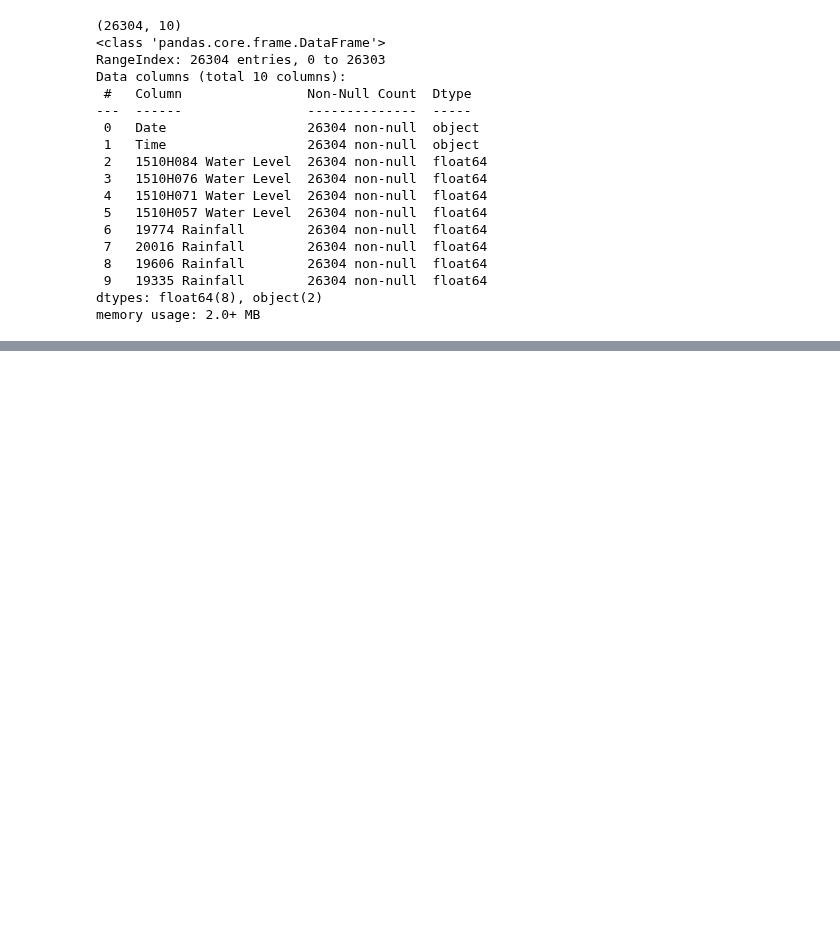
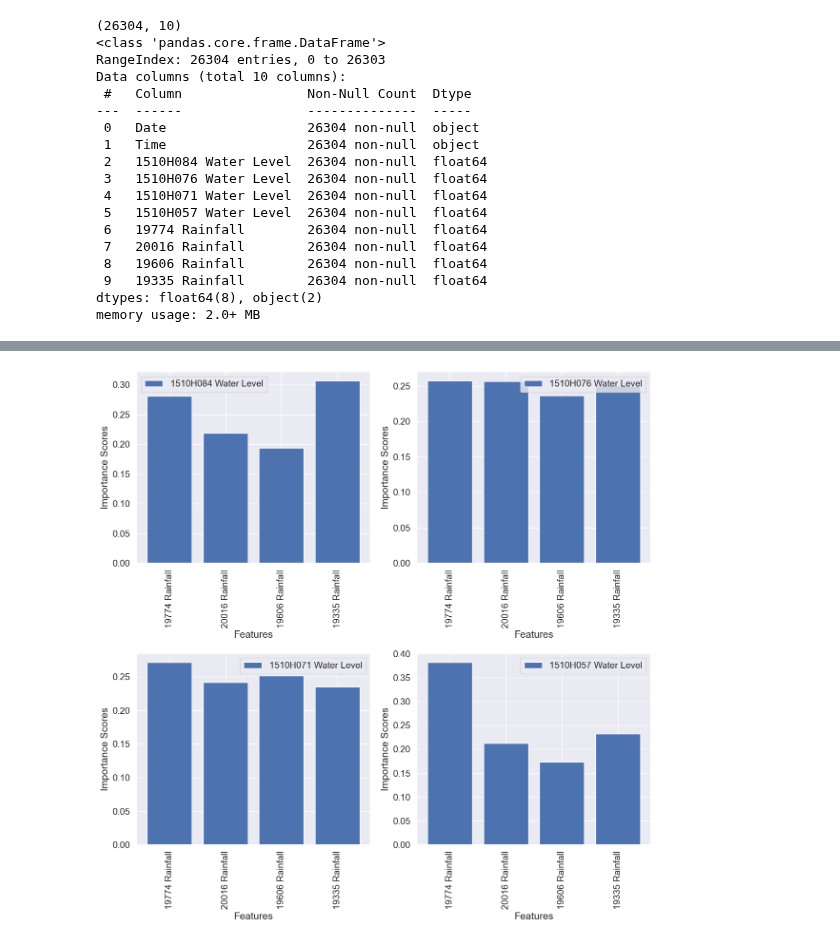
Before and after one commit to wenyi22/-, a Jupyter notebook: water level prediction.ipynb, the cells around one changed output, grey strips where cells are left out. Cells and saved outputs as stored; diff of their text form; code cells hidden in the pictures; blank space fills up the shorter version.

```diff
--- a/water level prediction.ipynb
+++ b/water level prediction.ipynb
@@ -102,0 +153,43 @@ plt.show()
+# %%
+#隨機森林塞選變
+
+# 準備特徵和目標變量
+features = ["19774 Rainfall", "20016 Rainfall", "19606 Rainfall", "19335 Rainfall"]
+
+targets = ["1510H084 Water Level", "1510H076 Water Level", "1510H071 Water Level", "1510H057 Water Level"]  # 目標變量
+
+target_1510H084 = train["1510H084 Water Level"]
+target_1510H076 = train["1510H076 Water Level"]
+target_1510H071 = train["1510H071 Water Level"]
+target_1510H057 = train["1510H057 Water Level"]
+
+fig, axes = plt.subplots(2, 2, figsize=(12, 12))
+
+for i, target in enumerate(targets):
+    row = i // 2
+    col = i % 2
+
+    # 創建特徵和目標變量的數據集
+    X = train[features]
+    y = train[target]
+
+    # 构建随機森林模型
+    model = RandomForestRegressor(n_estimators=100)
+
+    # 訓練模型
+    model.fit(X, y)
+
+    # 提取變量重要性
+    importance_scores = model.feature_importances_
+
+    # 可視化變量重要性
+    axes[row, col].bar(features, importance_scores, label=target)
+    axes[row, col].set_xlabel('Features')
+    axes[row, col].set_ylabel('Importance Scores')
+    axes[row, col].set_xticklabels(features, rotation=90)
+    axes[row, col].legend()
+
+plt.tight_layout()
+plt.show()
+# %% [output]
+[figure, added]
```
Also changed, not shown: parts of 18 cells of this notebook.
